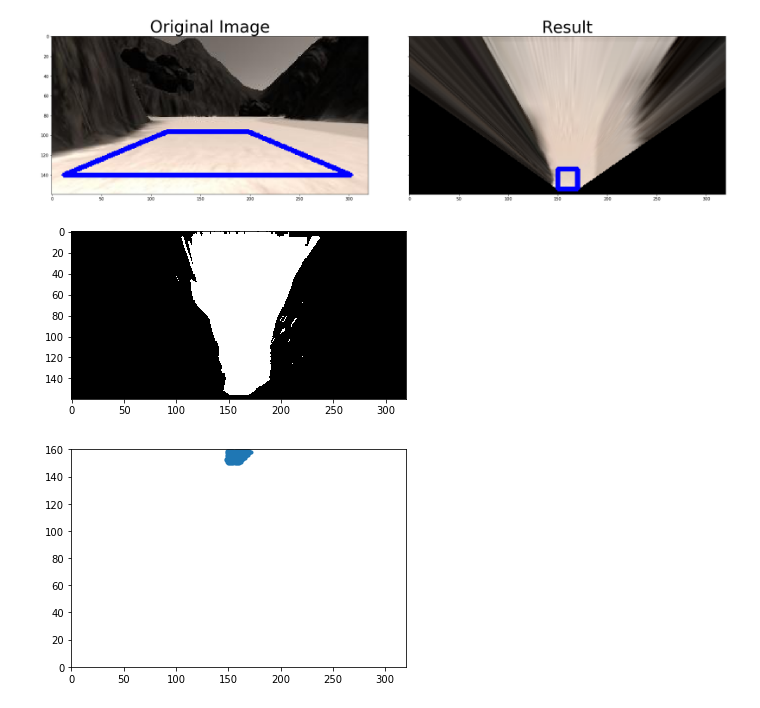
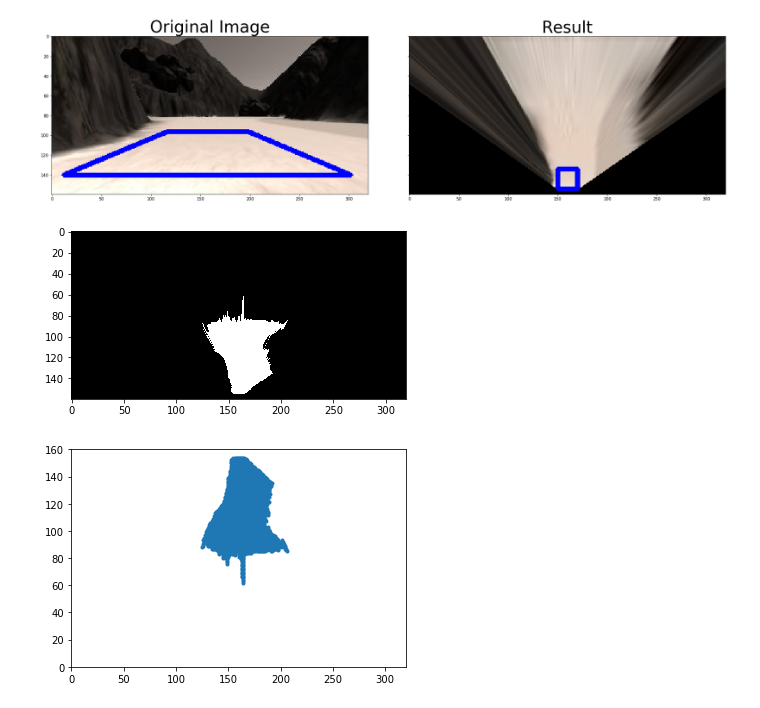
Before and after one commit to amancodeblast/RoboticsD, a Jupyter notebook: exercises/sample and pick/Sample and pick.ipynb, the cells around one changed output. Cells and saved outputs as stored; diff of their text form; code cells hidden in the pictures.

```diff
--- a/exercises/sample and pick/Sample and pick.ipynb
+++ b/exercises/sample and pick/Sample and pick.ipynb
@@ -384,23 +389,23 @@ plt.subplots_adjust(left=0., right=1, top=0.9, bottom=0.)
 # %%
 import matplotlib.pyplot as plt
 import matplotlib.image as mpimg
 # Uncomment the next line for use in a Jupyter notebook
 #%matplotlib inline
 import numpy as np
 import cv2
 
 # Read in the same sample image as before
 image = mpimg.imread('sample.jpg')
 
 # Assume you have already defined perspect_transform() and color_thresh()
 warped = perspect_transform(image, source, destination)
-colorsel = color_thresh(warped, rgb_thresh=(200, 160, 170))
+colorsel = color_thresh(warped, rgb_thresh=(160, 160, 160))
 
 # Plot the result
 plt.imshow(colorsel, cmap='gray')
 plt.show()
 # %% [output]
-[figure, old version]
+[figure, new version]
 # %%
 ypos, xpos = colorsel.nonzero()
 plt.plot(xpos, ypos, '.')
@@ -408,4 +413,4 @@ plt.xlim(0, 320)
 plt.ylim(0, 160)
 plt.show()
 # %% [output]
-[figure, old version]
+[figure, new version]
```
Also changed, not shown: parts of 11 cells of this notebook, 4 other files.
